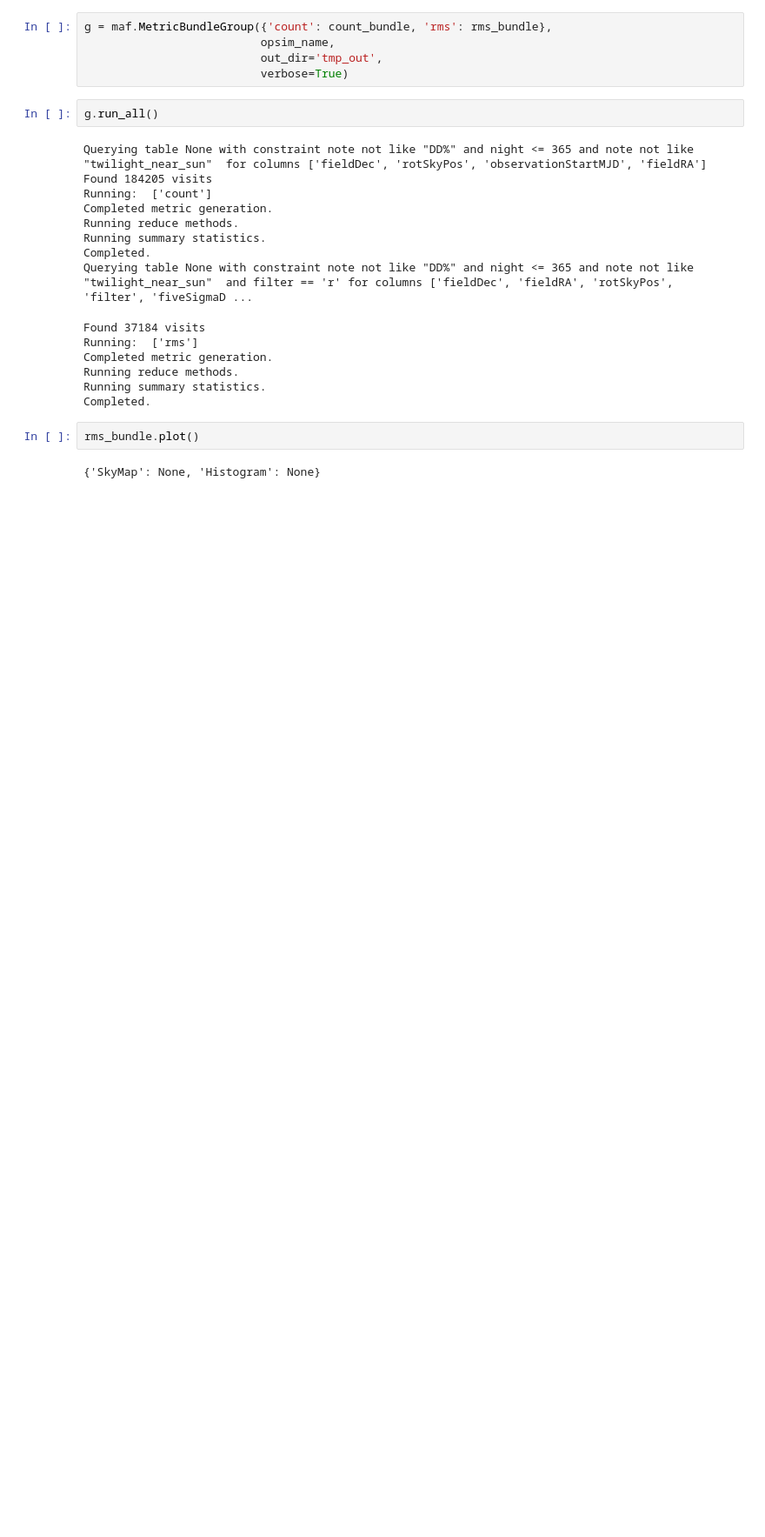
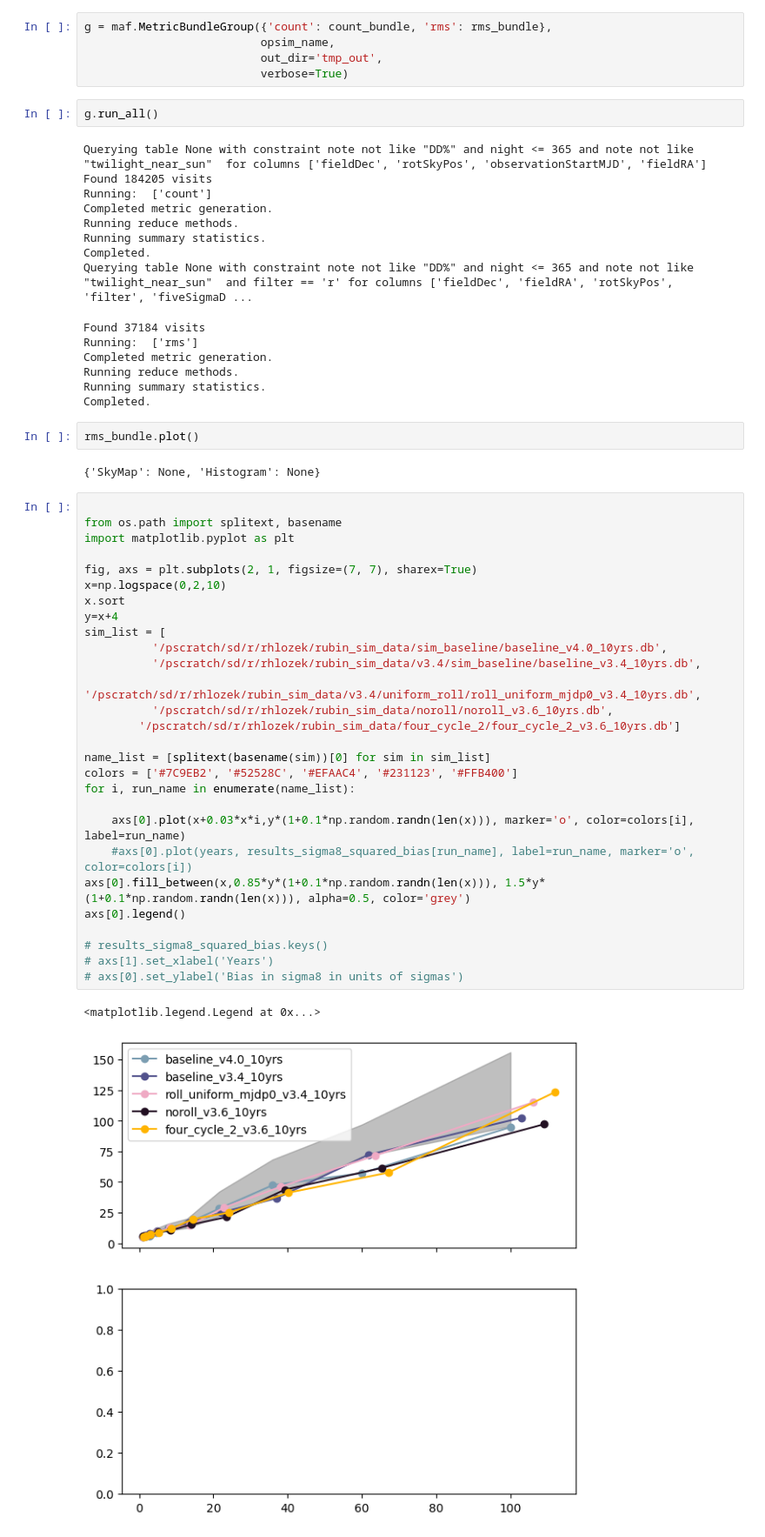
Before and after one commit to LSSTDESC/ObsStrat, a Jupyter notebook: code/meanz_uniformity/testing_rms.ipynb, the cells around one changed output. Shown: that part at 87% size. Saved outputs shown, nothing was run; the diff lists cells and outputs as text; blank space fills up the shorter version.

```diff
--- a/code/meanz_uniformity/testing_rms.ipynb
+++ b/code/meanz_uniformity/testing_rms.ipynb
@@ -78,3 +78,34 @@ Completed.
 rms_bundle.plot()
 # %% [output]
 {'SkyMap': None, 'Histogram': None}
+# %%
+
+from os.path import splitext, basename
+import matplotlib.pyplot as plt
+
+fig, axs = plt.subplots(2, 1, figsize=(7, 7), sharex=True)
+x=np.logspace(0,2,10)
+x.sort
+y=x+4
+sim_list = [
+          '/pscratch/sd/r/rhlozek/rubin_sim_data/sim_baseline/baseline_v4.0_10yrs.db',
+          '/pscratch/sd/r/rhlozek/rubin_sim_data/v3.4/sim_baseline/baseline_v3.4_10yrs.db',
+          '/pscratch/sd/r/rhlozek/rubin_sim_data/v3.4/uniform_roll/roll_uniform_mjdp0_v3.4_10yrs.db',
+          '/pscratch/sd/r/rhlozek/rubin_sim_data/noroll/noroll_v3.6_10yrs.db',
+        '/pscratch/sd/r/rhlozek/rubin_sim_data/four_cycle_2/four_cycle_2_v3.6_10yrs.db']
+
+name_list = [splitext(basename(sim))[0] for sim in sim_list]
+colors = ['#7C9EB2', '#52528C', '#EFAAC4', '#231123', '#FFB400']
+for i, run_name in enumerate(name_list):
+
+    axs[0].plot(x+0.03*x*i,y*(1+0.1*np.random.randn(len(x))), marker='o', color=colors[i], label=run_name)
+    #axs[0].plot(years, results_sigma8_squared_bias[run_name], label=run_name, marker='o', color=colors[i])
+axs[0].fill_between(x,0.85*y*(1+0.1*np.random.randn(len(x))), 1.5*y*(1+0.1*np.random.randn(len(x))), alpha=0.5, color='grey')
+axs[0].legend()
+
+# results_sigma8_squared_bias.keys()
+# axs[1].set_xlabel('Years')
+# axs[0].set_ylabel('Bias in sigma8 in units of sigmas')
+# %% [output]
+<matplotlib.legend.Legend at 0x...>
+[figure, added]
```
Also changed, not shown: 1 other file.
